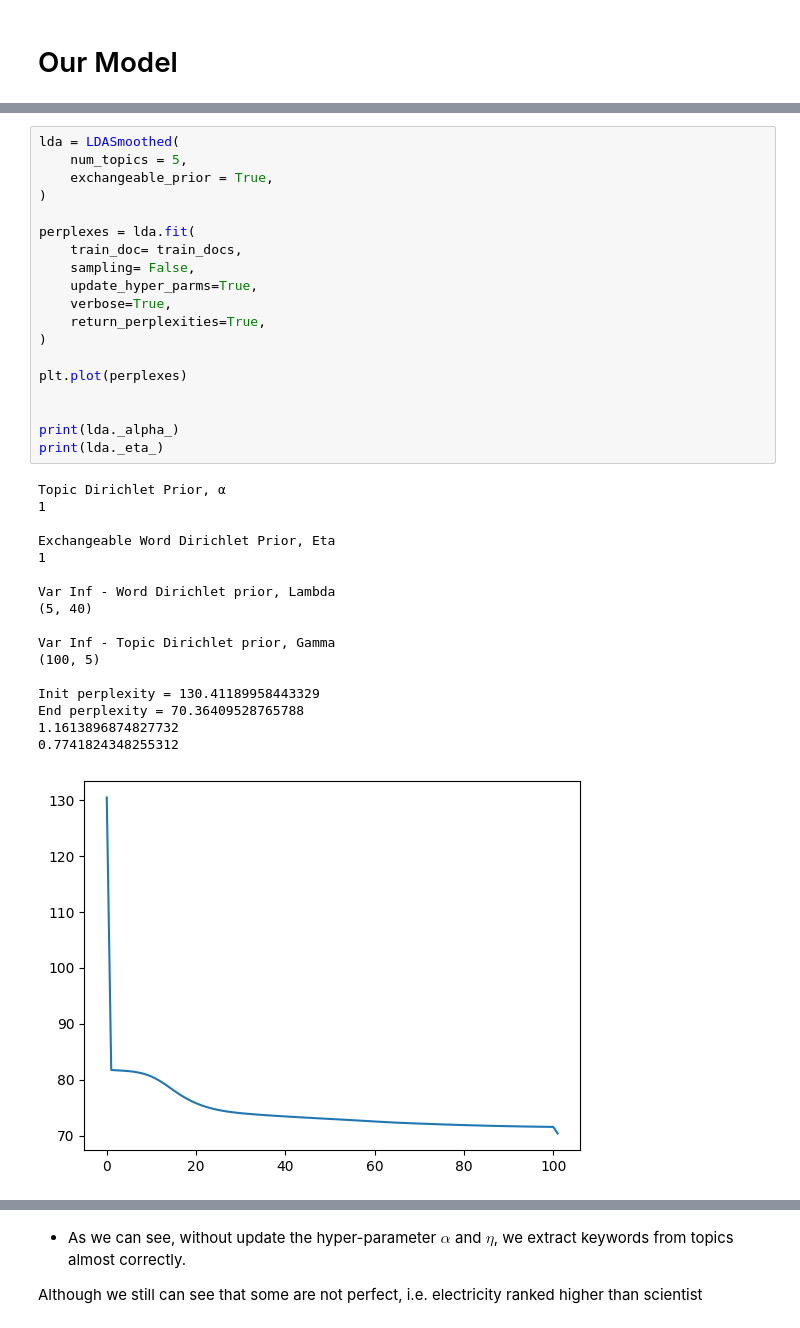
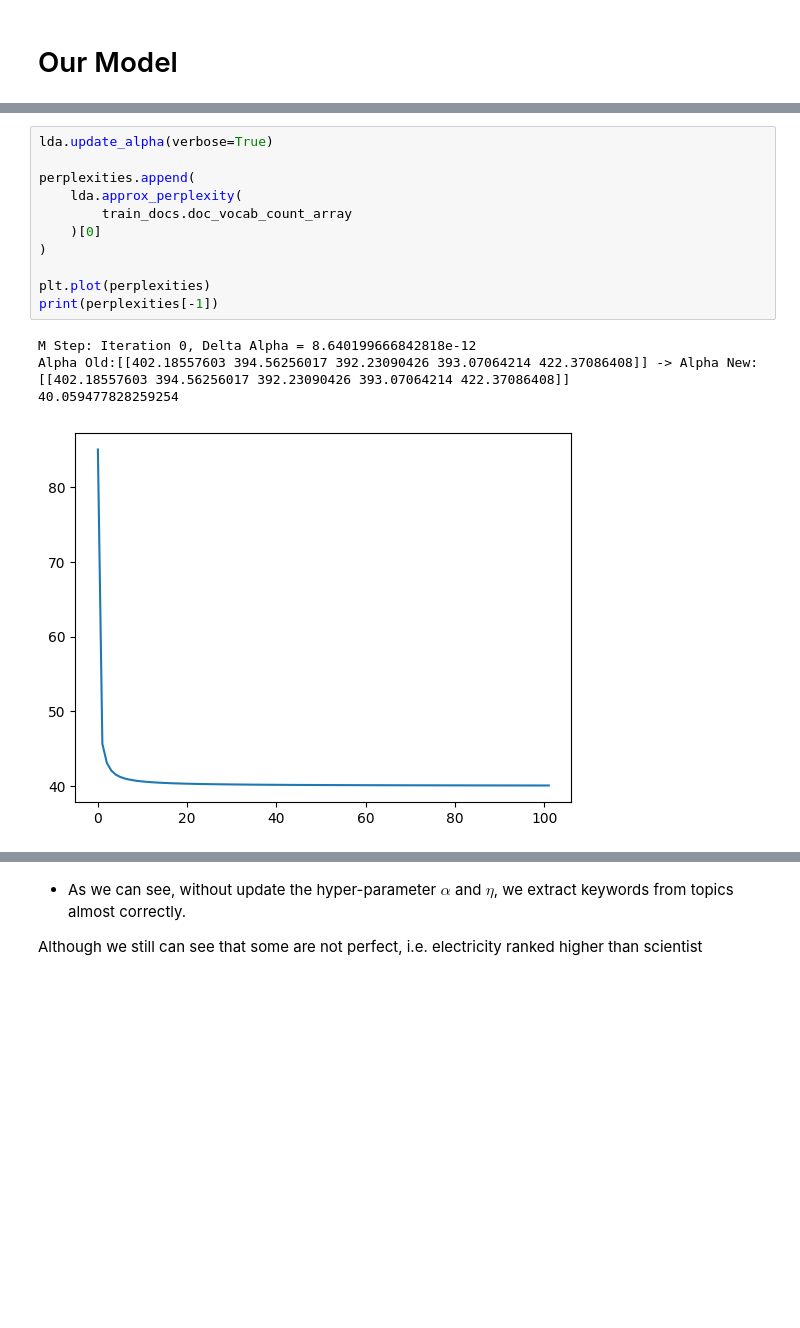
Before and after one commit to RobbenRibery/TuoTuo, a Jupyter notebook: notebook/Our Model vs SKLearn.ipynb, the cells around one changed output, grey strips where cells are left out. Saved outputs shown, nothing was run; the diff lists cells and outputs as text; blank space fills up the shorter version.

```diff
--- a/notebook/Our Model vs SKLearn.ipynb
+++ b/notebook/Our Model vs SKLearn.ipynb
@@ -210,37 +253,16 @@ End perplexity = 71.53900578052426
-# %%
-lda = LDASmoothed(
-    num_topics = 5,
-    exchangeable_prior = True,
-)
-
-perplexes = lda.fit(
-    train_doc= train_docs,
-    sampling= False,
-    update_hyper_parms=True,
-    verbose=True,
-    return_perplexities=True,
-)
-
-plt.plot(perplexes)
-
-
-print(lda._alpha_)
-print(lda._eta_)
-# %% [output]
-Topic Dirichlet Prior, α
-1
-
-Exchangeable Word Dirichlet Prior, Eta
-1
-
-Var Inf - Word Dirichlet prior, Lambda
-(5, 40)
-
-Var Inf - Topic Dirichlet prior, Gamma
-(100, 5)
-
-Init perplexity = 130.41189958443329
-End perplexity = 70.36409528765788
-1.1613896874827732
-0.7741824348255312
-[figure, removed]
+# %%
+lda.update_alpha(verbose=True)
+
+perplexities.append(
+    lda.approx_perplexity(
+        train_docs.doc_vocab_count_array
+    )[0]
+)
+
+plt.plot(perplexities)
+print(perplexities[-1])
+# %% [output]
+M Step: Iteration 0, Delta Alpha = 8.640199666842818e-12
+Alpha Old:[[402.18557603 394.56256017 392.23090426 393.07064214 422.37086408]] -> Alpha New:[[402.18557603 394.56256017 392.23090426 393.07064214 422.37086408]]
+40.059477828259254
+[figure, added]
```
Also changed, not shown: parts of 16 cells of this notebook, 1 other file.
